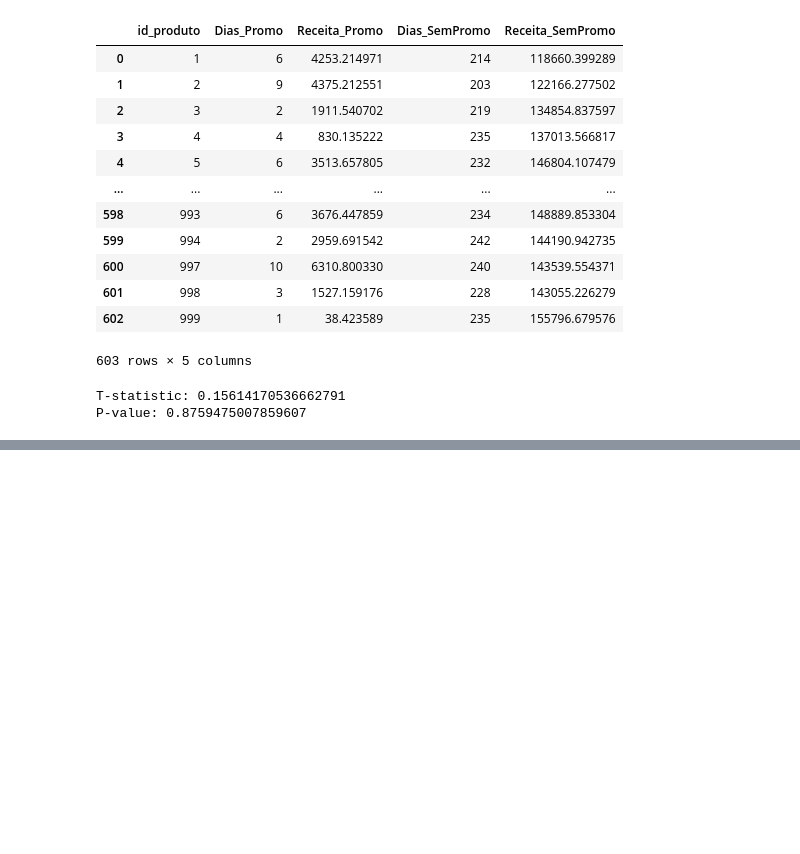
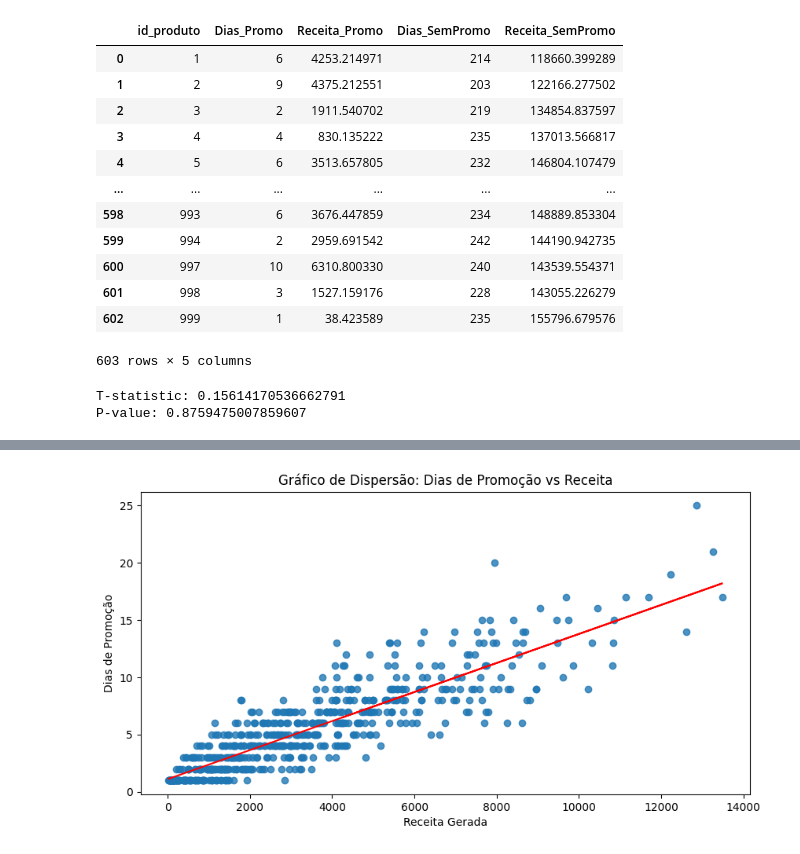
Before and after one commit to JuanVargas2004/Varejo-Consuelo, a Jupyter notebook: Relacoes/DiferençaPromoçõesReceita/DiasPromoReceita.ipynb, the cells around one changed output, grey strips where cells are left out. Cells and saved outputs as stored; diff of their text form; code cells hidden in the pictures; blank space fills up the shorter version.

```diff
--- a/Relacoes/DiferençaPromoçõesReceita/DiasPromoReceita.ipynb
+++ b/Relacoes/DiferençaPromoçõesReceita/DiasPromoReceita.ipynb
@@ -63,0 +107,14 @@ Erro padrão da receita média sem promoção: 1.370227831936298
+# %%
+plt.figure(figsize=(10,5))
+plt.scatter(receita_promo, dias_promo, alpha=0.8, label="Dados")
+plt.plot(receita_promo,predicted_diaspromo, color="red", label="Regressão Linear")
+
+
+plt.title("Gráfico de Dispersão: Dias de Promoção vs Receita")
+plt.xlabel("Receita Gerada")
+plt.ylabel("Dias de Promoção")
+
+
+plt.show()
+# %% [output]
+[figure, added]
```
Also changed, not shown: parts of 11 cells of this notebook.
